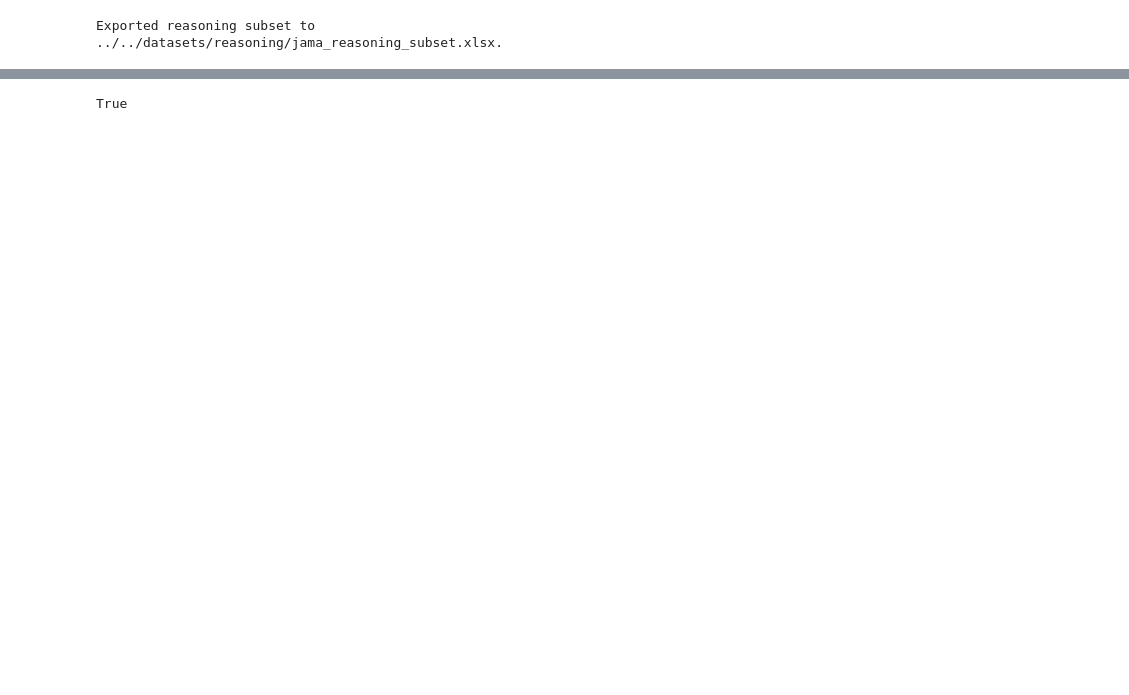
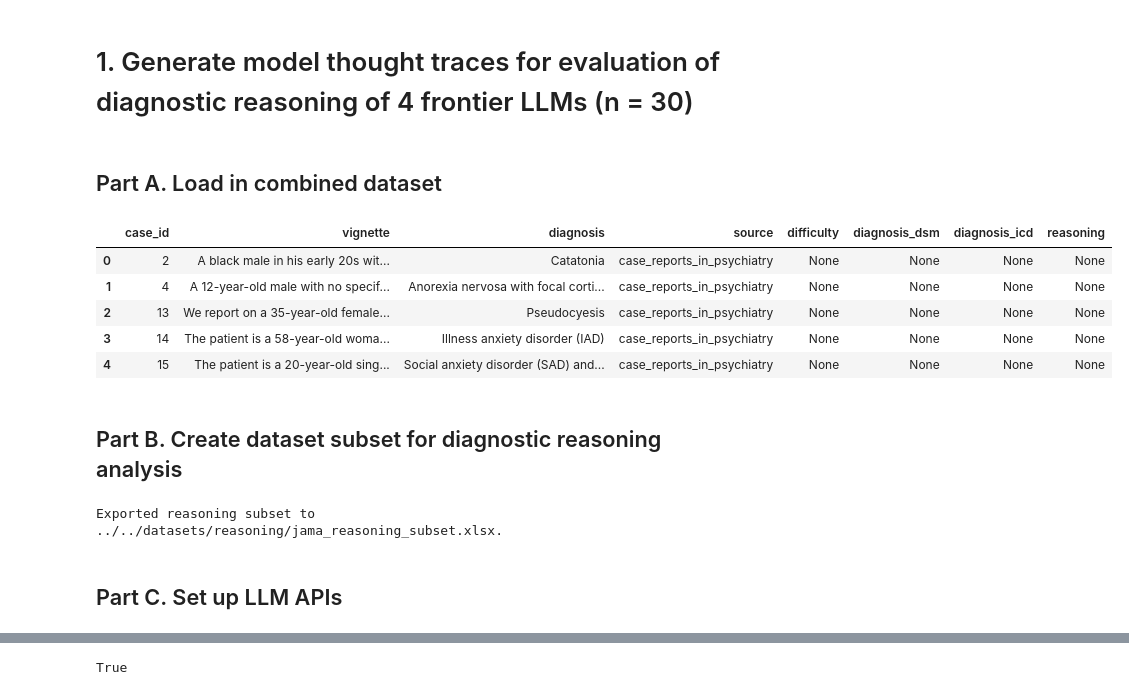
Before and after one commit to BIDS-Xu-Lab/psychiatry-frontier-llm-evaluation, a Jupyter notebook: code/evaluate_diagnostic_reasoning/1_generate_diagnostic_reasoning.ipynb, the cells around one changed output, grey strips where cells are left out. Saved outputs shown, nothing was run; the diff lists cells and outputs as text; code cells hidden in the pictures; blank space fills up the shorter version.

```diff
--- a/code/evaluate_diagnostic_reasoning/1_generate_diagnostic_reasoning.ipynb
+++ b/code/evaluate_diagnostic_reasoning/1_generate_diagnostic_reasoning.ipynb
@@ -1,13 +1,27 @@
+# %% [markdown]
+# 1. Generate model thought traces for evaluation of diagnostic reasoning of 4 frontier LLMs (n = 30)
+# %% [markdown]
+## Part A. Load in combined dataset
 # %%
 # Load the combined (literature + synthetic) dataset
 import json
 import pandas as pd
 
 dataset_path = "../../datasets/combined/combined_jama.json"
 with open(dataset_path, "r") as f:
     combined = json.load(f)
 
 dataset = pd.DataFrame(combined)
+dataset.head()
+# %% [output]
+|  | case_id | vignette | diagnosis | source | difficulty | diagnosis_dsm | diagnosis_icd | reasoning |
+| 0 | 2 | A black male in his early 20s wit... | Catatonia | case_reports_in_psychiatry | None | None | None | None |
+| 1 | 4 | A 12-year-old male with no specif... | Anorexia nervosa with focal corti... | case_reports_in_psychiatry | None | None | None | None |
+| 2 | 13 | We report on a 35-year-old female... | Pseudocyesis | case_reports_in_psychiatry | None | None | None | None |
+| 3 | 14 | The patient is a 58-year-old woma... | Illness anxiety disorder (IAD) | case_reports_in_psychiatry | None | None | None | None |
+| 4 | 15 | The patient is a 20-year-old sing... | Social anxiety disorder (SAD) and... | case_reports_in_psychiatry | None | None | None | None |
+# %% [markdown]
+## Part B. Create dataset subset for diagnostic reasoning analysis
 # %%
 # Draw 30 random cases from the combined dataset for diagnostic reasoning analysis and human comparison
 import random
@@ -30,6 +44,8 @@ reasoning_subset.to_excel(reasoning_output_path, index=False)
 print(f"Exported reasoning subset to {reasoning_output_path}.")
 # %% [output]
 Exported reasoning subset to ../../datasets/reasoning/jama_reasoning_subset.xlsx.
+# %% [markdown]
+## Part C. Set up LLM APIs
 # %%
 # Define system instructions and user prompt
 with open("../prompts/system_prompt.txt") as f:
```
Also changed, not shown: parts of 20 cells of this notebook, 4 other files.
